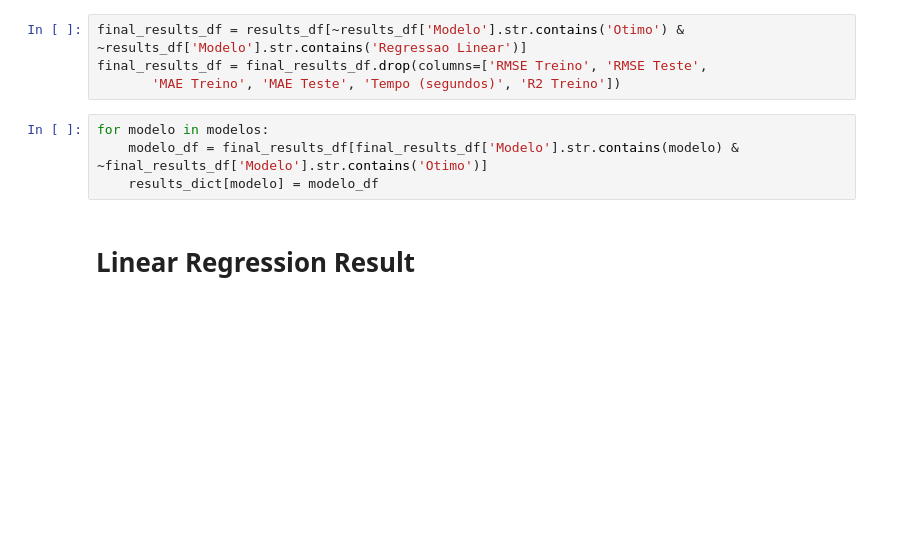
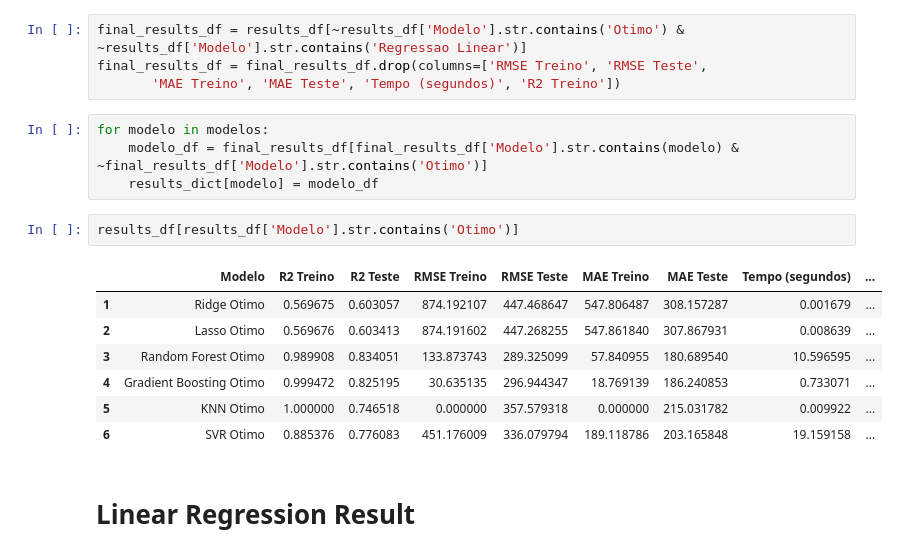
Before and after one commit to icarusrodrigues/MMQ_MSC_Icaro, a Jupyter notebook: results.ipynb, the cells around one changed output. Saved outputs shown, nothing was run; the diff lists cells and outputs as text; blank space fills up the shorter version.

```diff
--- a/results.ipynb
+++ b/results.ipynb
@@ -14,6 +25,16 @@ final_results_df = final_results_df.drop(columns=['RMSE Treino', 'RMSE Teste',
 for modelo in modelos:
     modelo_df = final_results_df[final_results_df['Modelo'].str.contains(modelo) & ~final_results_df['Modelo'].str.contains('Otimo')]
     results_dict[modelo] = modelo_df
+# %%
+results_df[results_df['Modelo'].str.contains('Otimo')]
+# %% [output]
+|  | Modelo | R2 Treino | R2 Teste | RMSE Treino | RMSE Teste | MAE Treino | MAE Teste | Tempo (segundos) | ... |
+| 1 | Ridge Otimo | 0.569675 | 0.603057 | 874.192107 | 447.468647 | 547.806487 | 308.157287 | 0.001679 | ... |
+| 2 | Lasso Otimo | 0.569676 | 0.603413 | 874.191602 | 447.268255 | 547.861840 | 307.867931 | 0.008639 | ... |
+| 3 | Random Forest Otimo | 0.989908 | 0.834051 | 133.873743 | 289.325099 | 57.840955 | 180.689540 | 10.596595 | ... |
+| 4 | Gradient Boosting Otimo | 0.999472 | 0.825195 | 30.635135 | 296.944347 | 18.769139 | 186.240853 | 0.733071 | ... |
+| 5 | KNN Otimo | 1.000000 | 0.746518 | 0.000000 | 357.579318 | 0.000000 | 215.031782 | 0.009922 | ... |
+| 6 | SVR Otimo | 0.885376 | 0.776083 | 451.176009 | 336.079794 | 189.118786 | 203.165848 | 19.159158 | ... |
 # %% [markdown]
 # Linear Regression Result
 # %%
```
Also changed, not shown: parts of 10 cells of this notebook, 3 other files.
